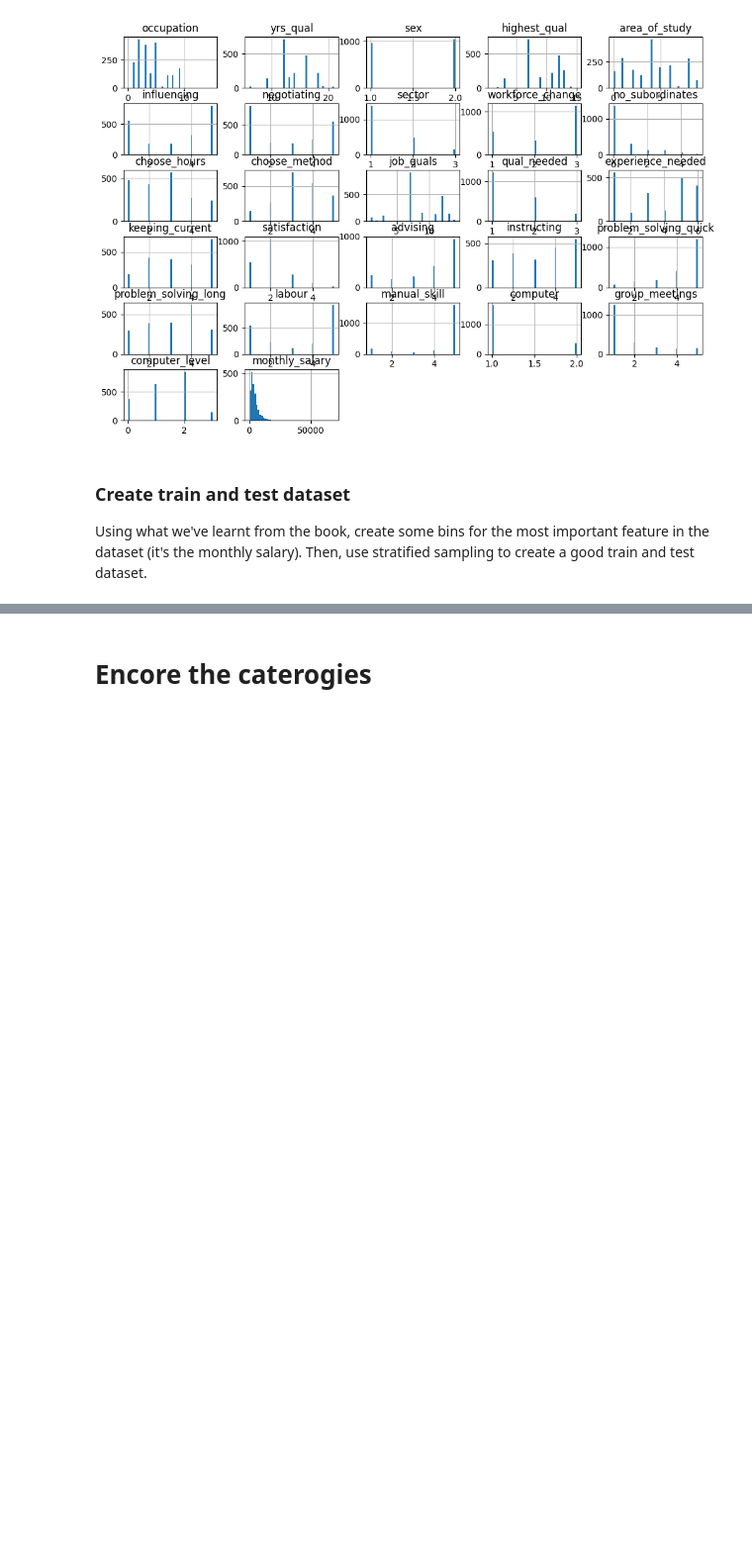
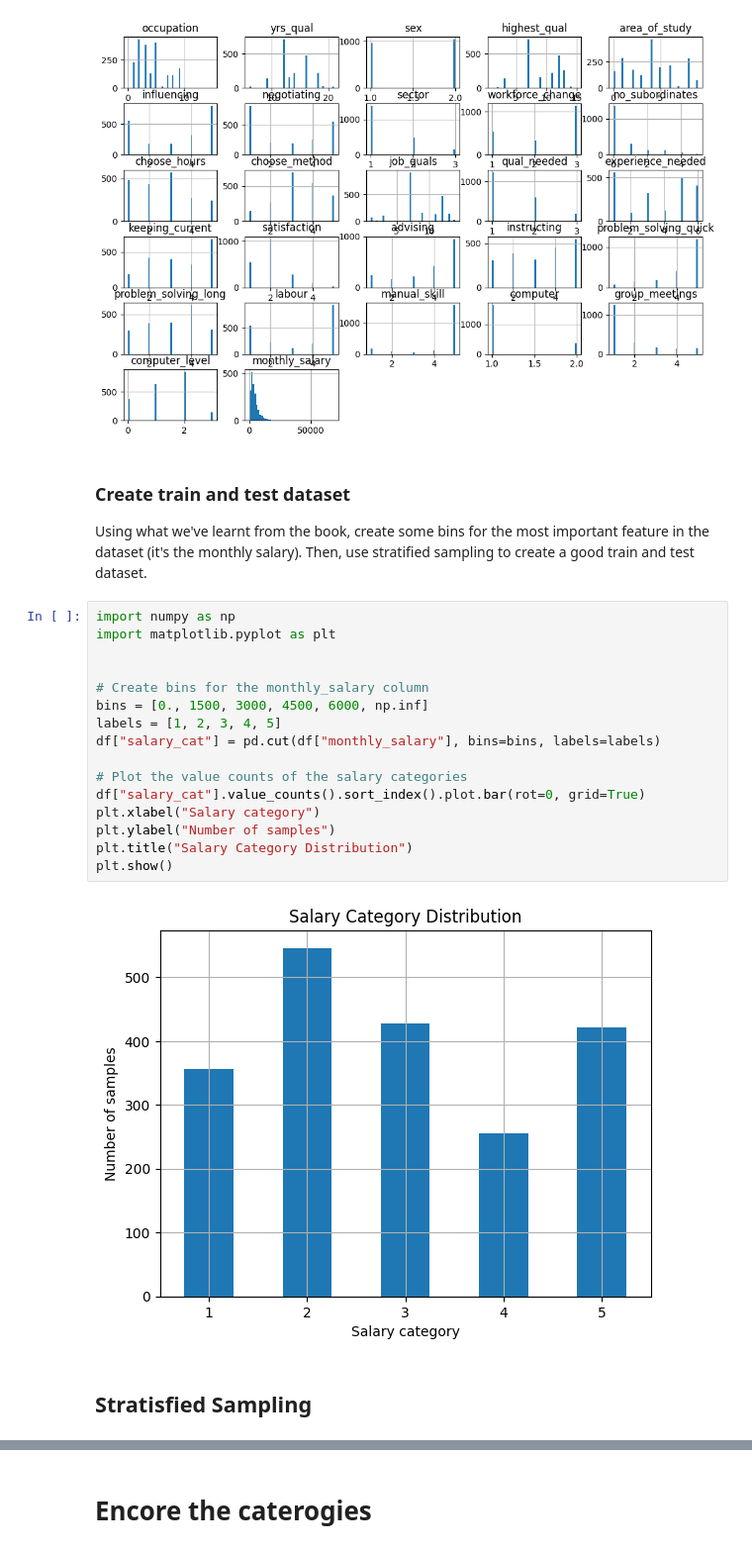
Before and after one commit to cdu123/salary_predict, a Jupyter notebook: salary_predict.ipynb, the cells around one changed output, grey strips where cells are left out. Shown at 99% size. Drawn from its saved outputs; the diff is of its cells as text; blank space fills up the shorter version.

Commit message:
Added stratified sampling for creating train and test sets

```diff
--- a/salary_predict.ipynb
+++ b/salary_predict.ipynb
@@ -138,3 +138,23 @@ array([[<Axes: title={'center': 'occupation'}>,
 ### Create train and test dataset
 
 Using what we've learnt from the book, create some bins for the most important feature in the dataset (it's the monthly salary). Then, use stratified sampling to create a good train and test dataset.
+# %%
+import numpy as np
+import matplotlib.pyplot as plt
+
+
+# Create bins for the monthly_salary column
+bins = [0., 1500, 3000, 4500, 6000, np.inf]
+labels = [1, 2, 3, 4, 5]
+df["salary_cat"] = pd.cut(df["monthly_salary"], bins=bins, labels=labels)
+
+# Plot the value counts of the salary categories
+df["salary_cat"].value_counts().sort_index().plot.bar(rot=0, grid=True)
+plt.xlabel("Salary category")
+plt.ylabel("Number of samples")
+plt.title("Salary Category Distribution")
+plt.show()
+# %% [output]
+[figure, added]
+# %% [markdown]
+## Stratisfied Sampling
```
Also changed, not shown: parts of 2 cells of this notebook, 1 other file.
